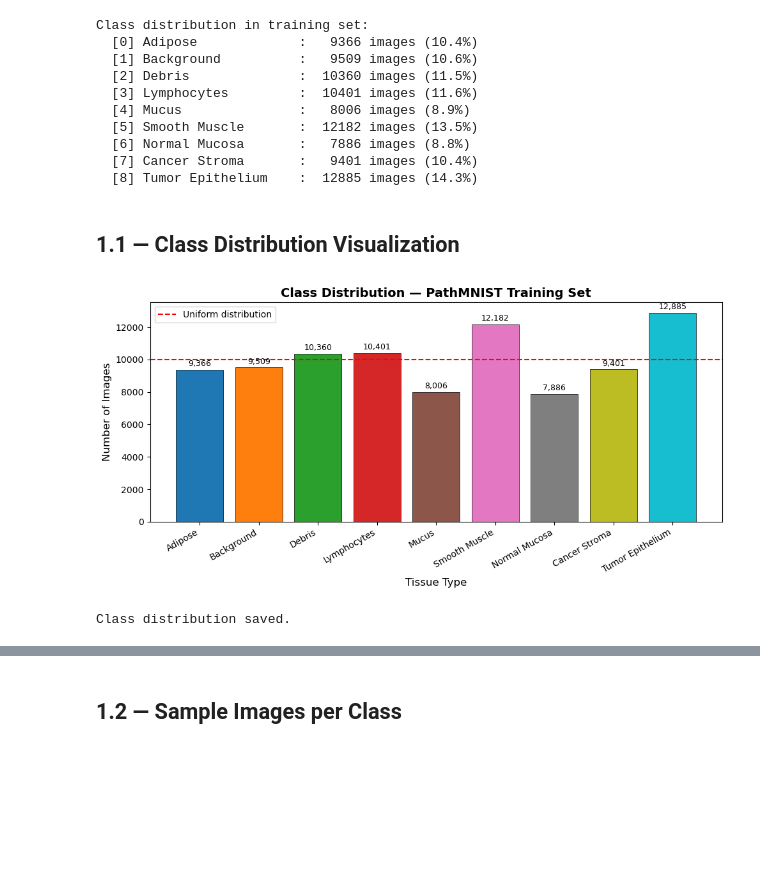
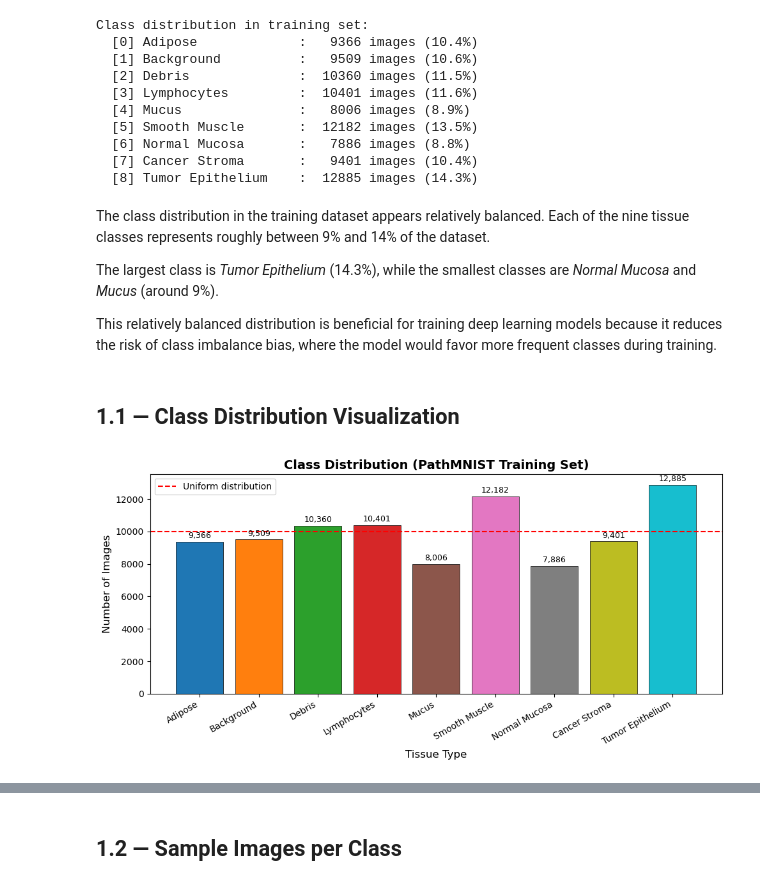
Before and after one commit to Haylize/DL--COLORECTAL-CANCER-TISSUE-CLASSIFICATION, a Jupyter notebook: 1.Exploration.ipynb, the cells around one changed output, grey strips where cells are left out. Cells and saved outputs as stored; diff of their text form; code cells hidden in the pictures; blank space fills up the shorter version.

```diff
--- a/1.Exploration.ipynb
+++ b/1.Exploration.ipynb
@@ -51,21 +62,19 @@ Val:   10004 images
 Test:  7180 images
 Total: 107180 images
 # %%
-# Class names
 CLASS_NAMES = [
-    'Adipose',        # 0
-    'Background',     # 1
-    'Debris',         # 2
-    'Lymphocytes',    # 3
-    'Mucus',          # 4
-    'Smooth Muscle',  # 5
-    'Normal Mucosa',  # 6
-    'Cancer Stroma',  # 7
-    'Tumor Epithelium' # 8
+    'Adipose',
+    'Background',
+    'Debris',
+    'Lymphocytes',
+    'Mucus',
+    'Smooth Muscle',
+    'Normal Mucosa',
+    'Cancer Stroma',
+    'Tumor Epithelium'
 ]
 
-# Extract all labels from training set
-all_labels = [int(train_dataset[i][1]) for i in range(len(train_dataset))]
+all_labels = [train_dataset[i][1].item() for i in range(len(train_dataset))]
 label_counts = Counter(all_labels)
 print("Class distribution in training set:")
 for cls_idx, count in sorted(label_counts.items()):
@@ -81,32 +90,34 @@ Class distribution in training set:
   [6] Normal Mucosa       :   7886 images (8.8%)
   [7] Cancer Stroma       :   9401 images (10.4%)
   [8] Tumor Epithelium    :  12885 images (14.3%)
+# %% [markdown]
+
+The class distribution in the training dataset appears relatively balanced. Each of the nine tissue classes represents roughly between 9% and 14% of the dataset.
+
+The largest class is *Tumor Epithelium* (14.3%), while the smallest classes are *Normal Mucosa* and *Mucus* (around 9%).
+
+This relatively balanced distribution is beneficial for training deep learning models because it reduces the risk of class imbalance bias, where the model  would favor more frequent classes during training.
 # %% [markdown]
 ## 1.1 — Class Distribution Visualization
 # %%
-#  Bar chart of class distribution
 fig, ax = plt.subplots(figsize=(10, 5))
 
 counts = [label_counts[i] for i in range(9)]
 colors = plt.cm.tab10(np.linspace(0, 1, 9))
 
 bars = ax.bar(CLASS_NAMES, counts, color=colors, edgecolor='black', linewidth=0.5)
 
-# Add value labels on top of each bar
 for bar, count in zip(bars, counts):
     ax.text(bar.get_x() + bar.get_width()/2, bar.get_height() + 100,
             f'{count:,}', ha='center', va='bottom', fontsize=9)
 
-ax.set_title('Class Distribution — PathMNIST Training Set', fontsize=14, fontweight='bold')
+ax.set_title('Class Distribution (PathMNIST Training Set)', fontsize=14, fontweight='bold')
 ax.set_xlabel('Tissue Type', fontsize=12)
 ax.set_ylabel('Number of Images', fontsize=12)
 ax.set_xticklabels(CLASS_NAMES, rotation=30, ha='right')
 ax.axhline(y=len(train_dataset)/9, color='red', linestyle='--', linewidth=1.5, label='Uniform distribution')
 ax.legend()
 plt.tight_layout()
-plt.savefig('class_distribution.png', dpi=150, bbox_inches='tight')
 plt.show()
-print("Class distribution saved.")
 # %% [output]
-[figure, old version]
+[figure, new version]
-Class distribution saved.
```
Also changed, not shown: parts of 22 cells of this notebook, 5 other files.
